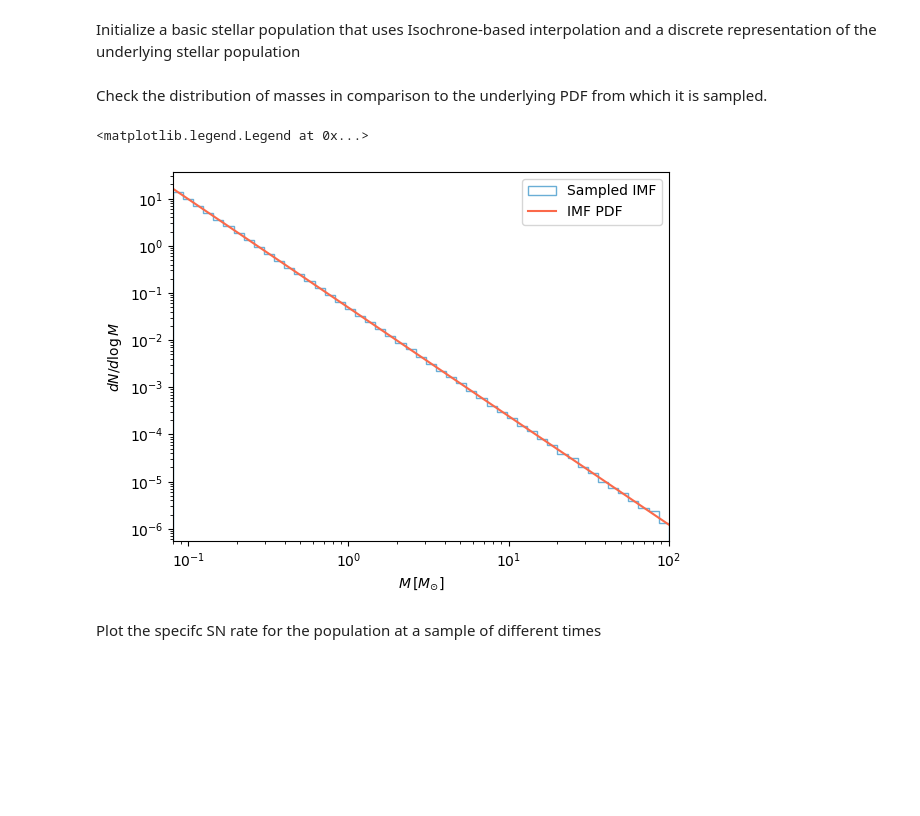
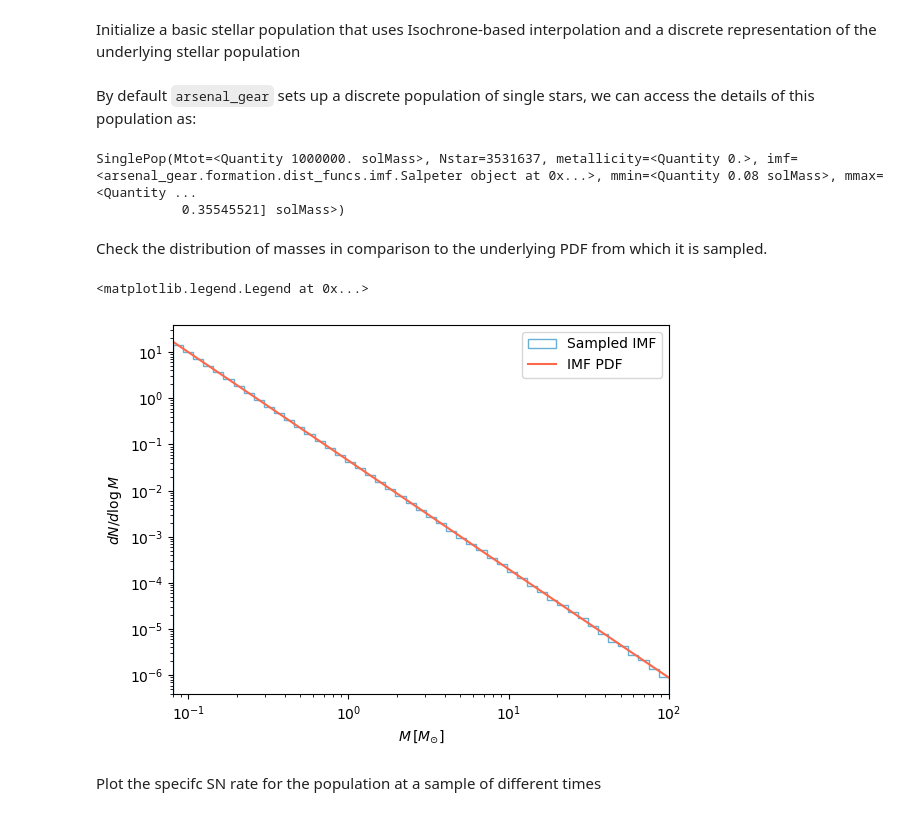
Before and after one commit to arsenal-popsynth/arsenal_gear, a Jupyter notebook: paper_plots.ipynb, the cells around one changed output. Cells and saved outputs as stored; diff of their text form; code cells hidden in the pictures; blank space fills up the shorter version.

```diff
--- a/paper_plots.ipynb
+++ b/paper_plots.ipynb
@@ -9,23 +9,31 @@ from time import time
 Initialize a basic stellar population that uses Isochrone-based interpolation and a discrete representation of the underlying stellar population
 # %%
 sp = ag.SynthPop(interp_op="iso")
+# %% [markdown]
+By default `arsenal_gear` sets up a discrete population of single stars, we can access the details of this population as:
+# %%
+pop = sp.form.subpops[0]
+print(pop)
+# %% [output]
+SinglePop(Mtot=<Quantity 1000000. solMass>, Nstar=3531637, metallicity=<Quantity 0.>, imf=<arsenal_gear.formation.dist_funcs.imf.Salpeter object at 0x...>, mmin=<Quantity 0.08 solMass>, mmax=<Quantity ...
+           0.35545521] solMass>)
 # %% [markdown]
 Check the distribution of masses in comparison to the underlying PDF from which it is sampled.
 # %%
-mbins = np.logspace(np.log10(sp.imf.min_mass), np.log10(sp.imf.max_mass), 50)
+mbins = np.logspace(np.log10(pop.imf.min_mass), np.log10(pop.imf.max_mass), 50)
 
-plt.hist(sp.masses.value, bins=mbins,density=True,histtype='step',color=plt.cm.Blues(0.5),label="Sampled IMF")
-plt.plot(mbins, sp.imf._pdf(mbins), color=plt.cm.Reds(0.5), label="IMF PDF")
+plt.hist(pop.masses.value, bins=mbins,density=True,histtype='step',color=plt.cm.Blues(0.5),label="Sampled IMF")
+plt.plot(mbins, pop.imf._pdf(mbins), color=plt.cm.Reds(0.5), label="IMF PDF")
 
 plt.yscale("log")
 plt.xscale("log")
-plt.xlim(sp.imf.min_mass, sp.imf.max_mass)
+plt.xlim(pop.imf.min_mass, pop.imf.max_mass)
 plt.xlabel(r"$M \, [M_{\odot}]$")
 plt.ylabel(r"$dN/d\log M$")
 plt.legend()
 # %% [output]
 <matplotlib.legend.Legend at 0x...>
-[figure, old version]
+[figure, new version]
 # %% [markdown]
 Plot the specifc SN rate for the population at a sample of different times
 # %%
```
Also changed, not shown: parts of 4 cells of this notebook.
